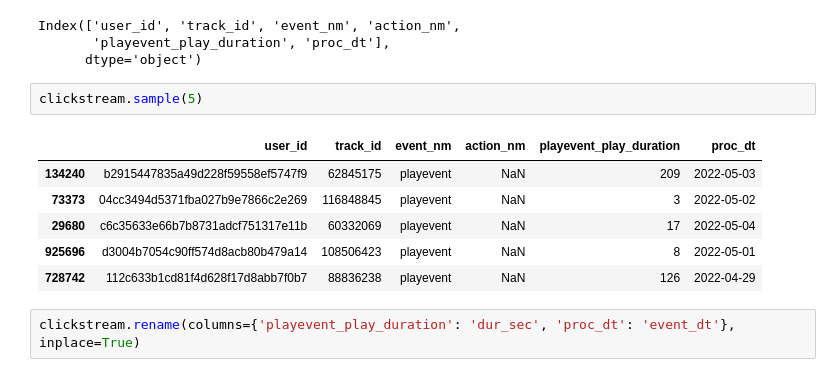
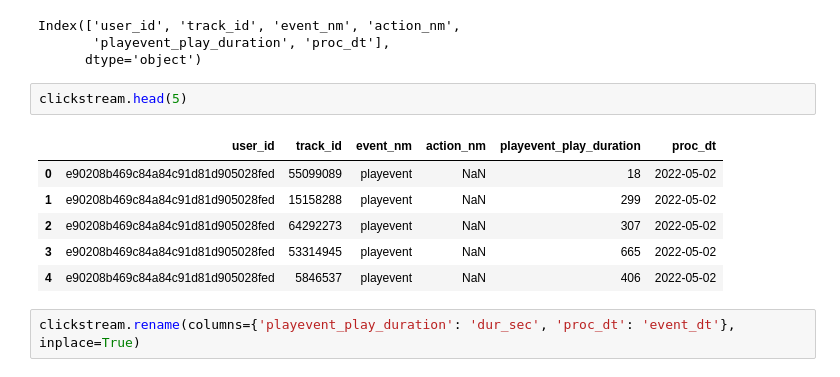
Before and after one commit to monkey0head/RePlay_cql, a Jupyter notebook: replay/models/rl/experiments/sberzvuk.ipynb, the cells around one changed output. Saved outputs shown, nothing was run; the diff lists cells and outputs as text.

```diff
--- a/replay/models/rl/experiments/sberzvuk.ipynb
+++ b/replay/models/rl/experiments/sberzvuk.ipynb
@@ -31,14 +31,14 @@ Index(['user_id', 'track_id', 'event_nm', 'action_nm',
        'playevent_play_duration', 'proc_dt'],
       dtype='object')
 # %%
-clickstream.sample(5)
+clickstream.head(5)
 # %% [output]
 |  | user_id | track_id | event_nm | action_nm | playevent_play_duration | proc_dt |
-| 134240 | b2915447835a49d228f59558ef5747f9 | 62845175 | playevent | NaN | 209 | 2022-05-03 |
-| 73373 | 04cc3494d5371fba027b9e7866c2e269 | 116848845 | playevent | NaN | 3 | 2022-05-02 |
-| 29680 | c6c35633e66b7b8731adcf751317e11b | 60332069 | playevent | NaN | 17 | 2022-05-04 |
-| 925696 | d3004b7054c90ff574d8acb80b479a14 | 108506423 | playevent | NaN | 8 | 2022-05-01 |
-| 728742 | 112c633b1cd81f4d628f17d8abb7f0b7 | 88836238 | playevent | NaN | 126 | 2022-04-29 |
+| 0 | e90208b469c84a84c91d81d905028fed | 55099089 | playevent | NaN | 18 | 2022-05-02 |
+| 1 | e90208b469c84a84c91d81d905028fed | 15158288 | playevent | NaN | 299 | 2022-05-02 |
+| 2 | e90208b469c84a84c91d81d905028fed | 64292273 | playevent | NaN | 307 | 2022-05-02 |
+| 3 | e90208b469c84a84c91d81d905028fed | 53314945 | playevent | NaN | 665 | 2022-05-02 |
+| 4 | e90208b469c84a84c91d81d905028fed | 5846537 | playevent | NaN | 406 | 2022-05-02 |
 # %%
 clickstream.rename(columns={'playevent_play_duration': 'dur_sec', 'proc_dt': 'event_dt'}, inplace=True)
 # %%
```
Also changed, not shown: parts of 35 cells of this notebook, 1 other file.
